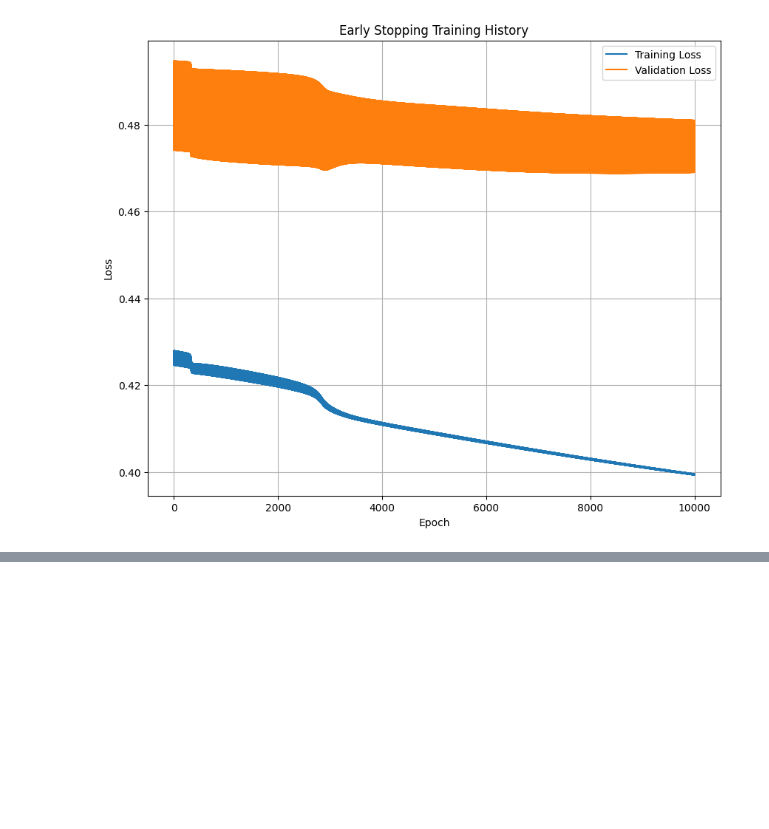
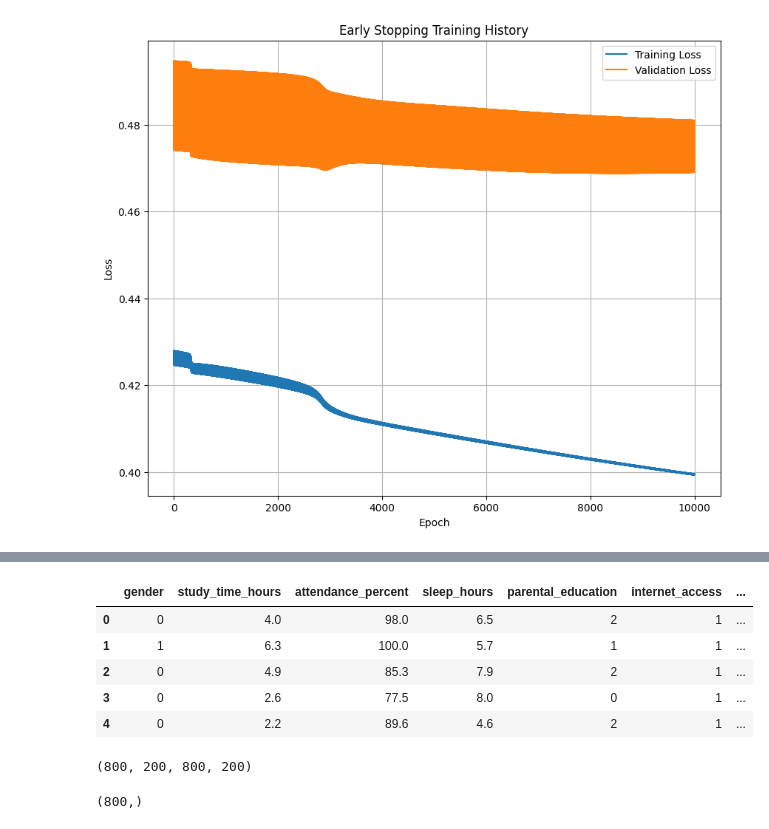
Before and after one commit to Shah-fahadml33/BackPropigation-and-MLP, a Jupyter notebook: MLP/Testing.ipynb, the cells around one changed output, grey strips where cells are left out. Cells and saved outputs as stored; diff of their text form; code cells hidden in the pictures; blank space fills up the shorter version.

```diff
--- a/MLP/Testing.ipynb
+++ b/MLP/Testing.ipynb
@@ -245,3 +249,27 @@ plt.grid(True)
 plt.show()
 # %% [output]
 [figure]
+# %%
+
+df=pd.read_csv('students.csv')
+# %%
+df = df.drop(columns=['student_id'], errors='ignore')
+
+binary_map = {'Male': 0, 'Female': 1, 'No': 0, 'Yes': 1}
+for col in ['gender', 'internet_access', 'extracurricular_activities', 'part_time_job']:
+    df[col] = df[col].map(binary_map).fillna(-1).astype(int)
+
+df['parental_education'] = df['parental_education'].fillna('Missing')
+education_order = ['Missing', 'High School', 'Bachelors', 'Masters']
+df['parental_education'] = pd.Categorical(
+    df['parental_education'],
+    categories=education_order,
+    ordered=True
+).codes
+
+grade_order = ['F', 'D', 'C', 'B', 'A']
+df['final_grade'] = pd.Categorical(
+    df['final_grade'],
+    categories=grade_order,
+    ordered=True
+).codes
@@ -247,0 +318,9 @@ plt.show()
+# %%
+df.head()
+# %% [output]
+|  | gender | study_time_hours | attendance_percent | sleep_hours | parental_education | internet_access | ... |
+| 0 | 0 | 4.0 | 98.0 | 6.5 | 2 | 1 | ... |
+| 1 | 1 | 6.3 | 100.0 | 5.7 | 1 | 1 | ... |
+| 2 | 0 | 4.9 | 85.3 | 7.9 | 2 | 1 | ... |
+| 3 | 0 | 2.6 | 77.5 | 8.0 | 0 | 1 | ... |
+| 4 | 0 | 2.2 | 89.6 | 4.6 | 2 | 1 | ... |
@@ -247,0 +331,4 @@ plt.show()
+# %%
+len(x_train), len(x_test), len(y_train), len(y_test)
+# %% [output]
+(800, 200, 800, 200)
@@ -247,0 +343,4 @@ plt.show()
+# %%
+y_train.shape
+# %% [output]
+(800,)
```
Also changed, not shown: parts of 9 cells of this notebook, 4 other files.
